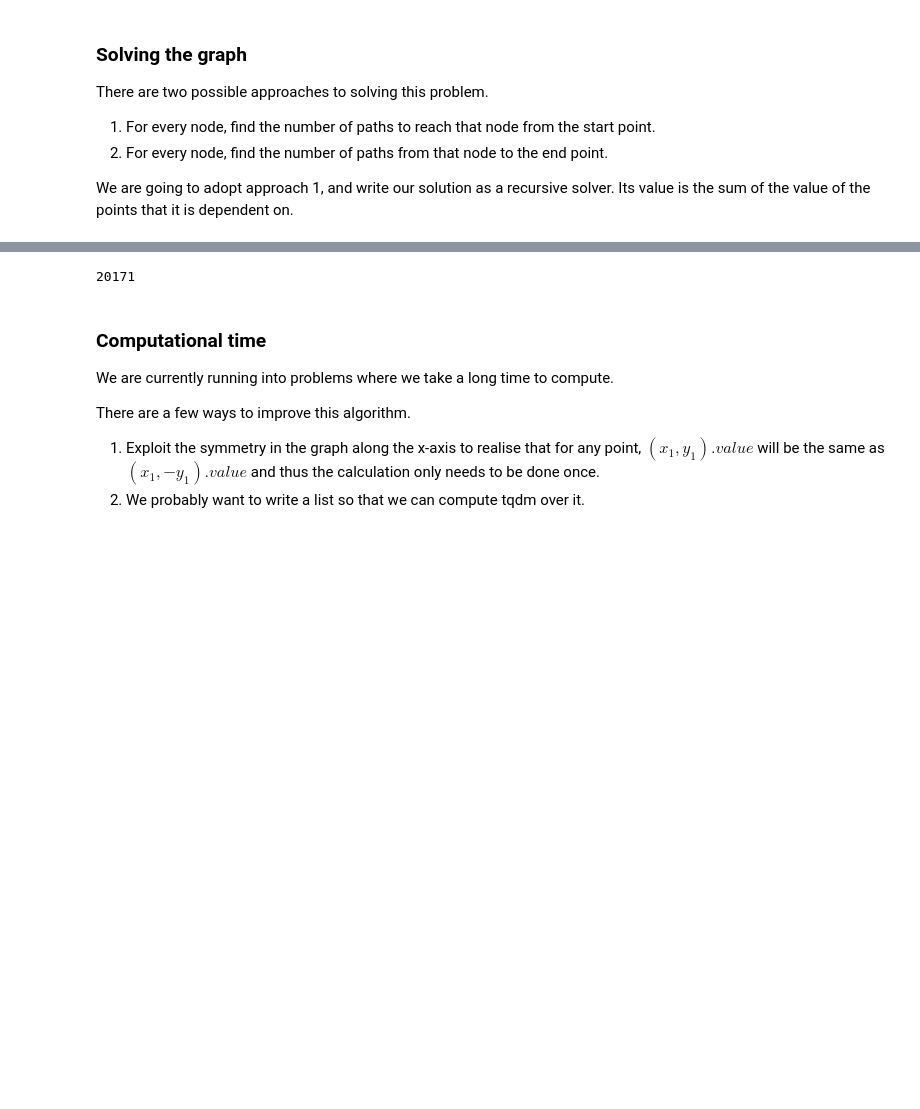
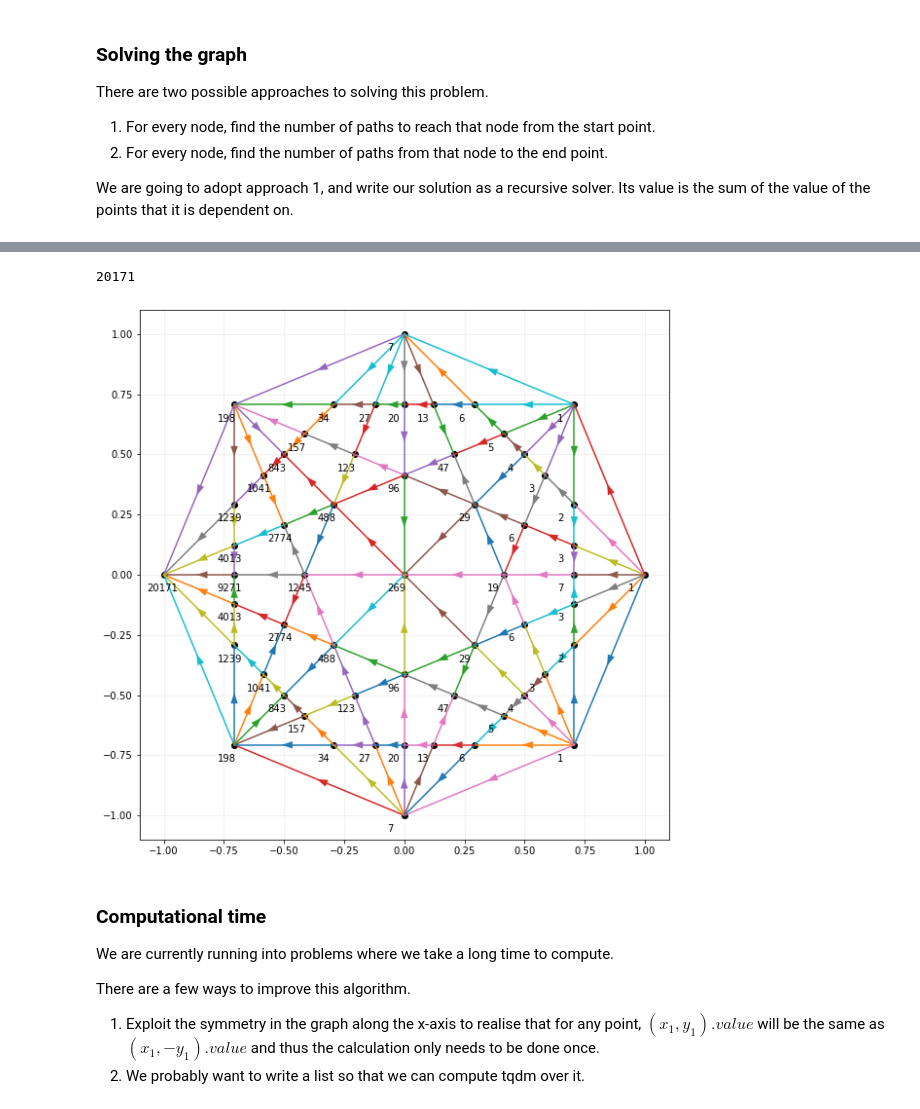
Before and after one commit to glowsplint/polygons, a Jupyter notebook: polygons.ipynb, the cells around one changed output, grey strips where cells are left out. Drawn from its saved outputs; the diff is of its cells as text; code cells hidden in the pictures; blank space fills up the shorter version.

```diff
--- a/polygons.ipynb
+++ b/polygons.ipynb
@@ -367,6 +367,6 @@ There are two possible approaches to solving this problem.
 We are going to adopt approach 1, and write our solution as a recursive solver. Its value is the sum of the value of the points that it is dependent on.
 # %%
 %%time
-solver = PolygonSolver(n=8, plot=False, figsize=10, values=False)
+solver = PolygonSolver(n=8, plot=True, figsize=10, values=True)
 solver.progressive_solve()
 # %% [output]
@@ -374,4 +374,5 @@ Wall time: 35 ms
 20171
+[figure, added]
 # %% [markdown]
 ### Computational time
 We are currently running into problems where we take a long time to compute.
```
Also changed, not shown: parts of 6 cells of this notebook, 1 other file.
